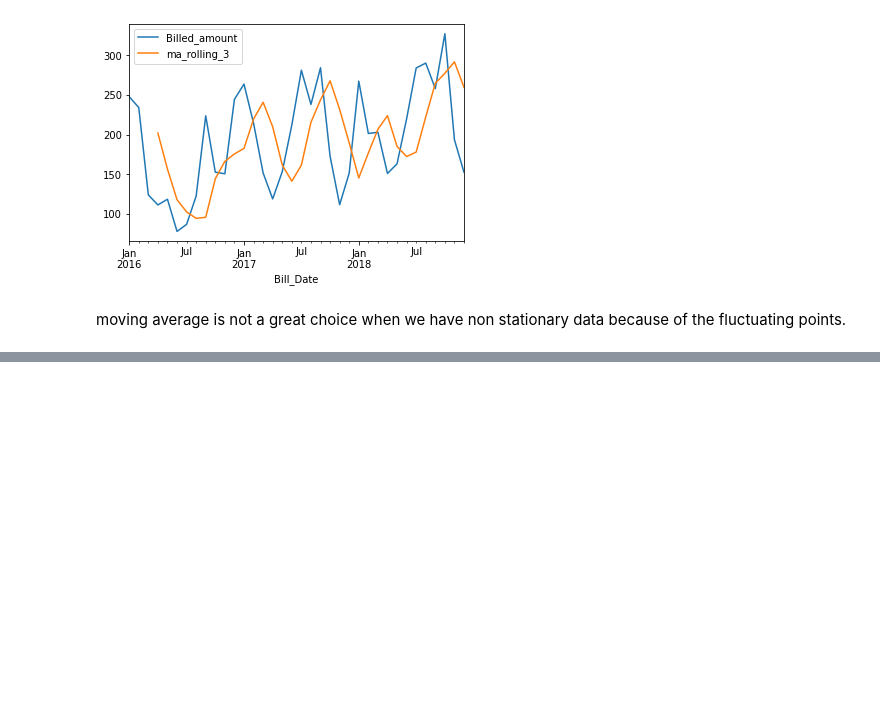
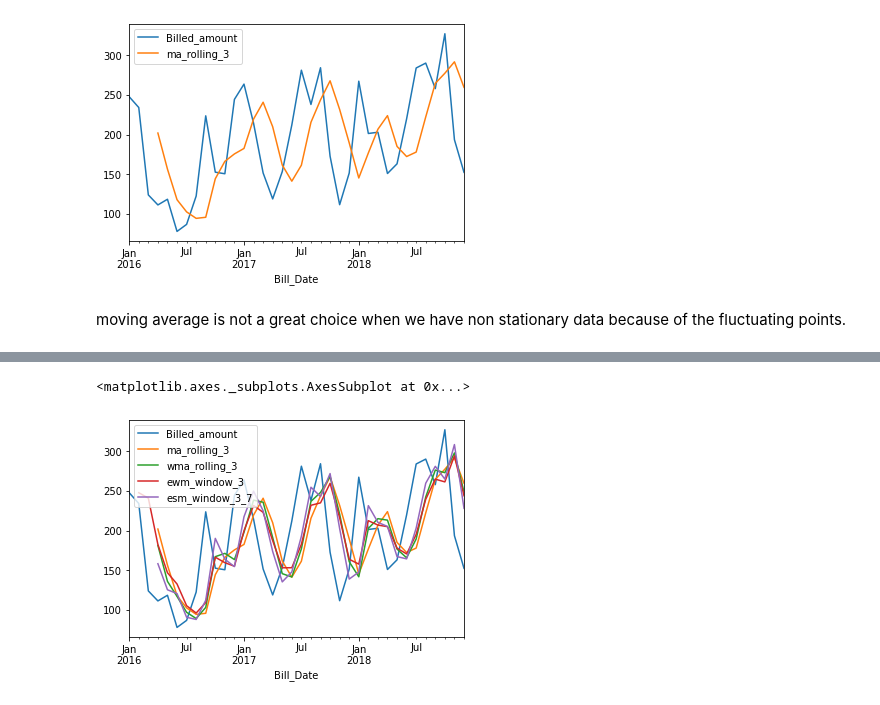
Before and after one commit to hima9/TimeSeries, a Jupyter notebook: MovingAvg.ipynb, the cells around one changed output, grey strips where cells are left out. Drawn from its saved outputs; the diff is of its cells as text; code cells hidden in the pictures; blank space fills up the shorter version.

```diff
--- a/MovingAvg.ipynb
+++ b/MovingAvg.ipynb
@@ -138,0 +295,5 @@ moving average is not a great choice when we have non stationary data because of
+# %%
+bill_2018.plot()
+# %% [output]
+<matplotlib.axes._subplots.AxesSubplot at 0x...>
+[figure, added]
```
Also changed, not shown: parts of 27 cells of this notebook.
